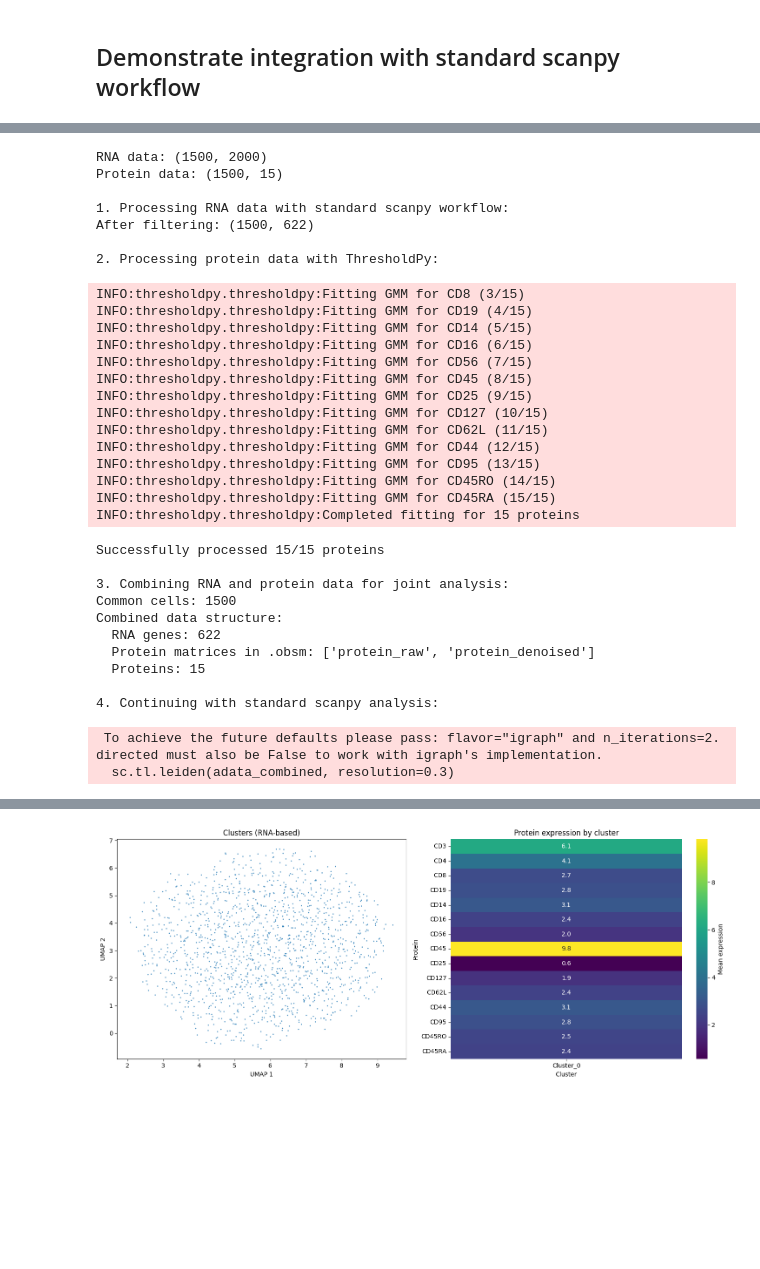
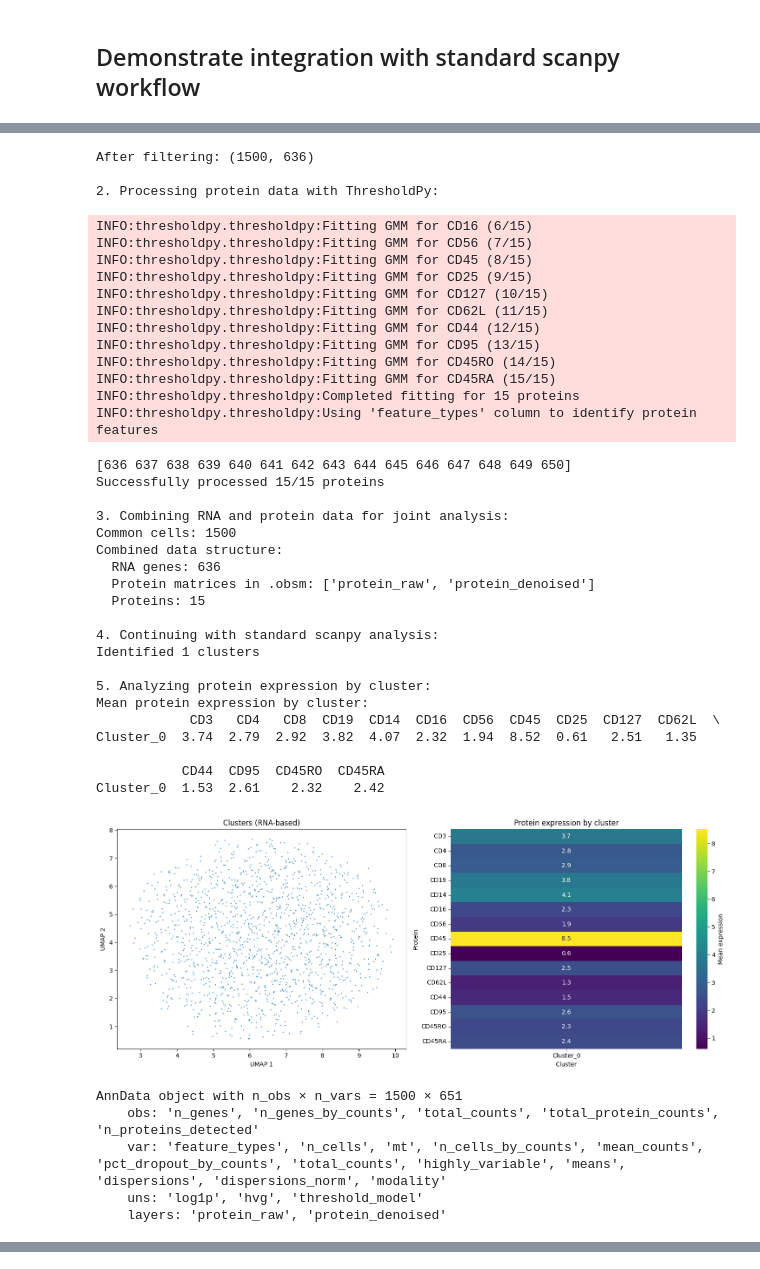
Before and after one commit to jonesr18/ThresholdPy, a Jupyter notebook: examples/example_usage.ipynb, the cells around one changed output, grey strips where cells are left out. Saved outputs shown, nothing was run; the diff lists cells and outputs as text; code cells hidden in the pictures; blank space fills up the shorter version.

```diff
--- a/examples/example_usage.ipynb
+++ b/examples/example_usage.ipynb
@@ -73,6 +84,7 @@ def create_realistic_citeseq_data(n_cells=2000, n_proteins=20):
     # Add some cell metadata
     adata.obs['total_protein_counts'] = np.sum(X, axis=1)
     adata.obs['n_proteins_detected'] = np.sum(X > 1, axis=1)
+    adata.var['feature_types'] = 'Antibody Capture'
 
     # Store raw data in layer
     adata.layers['protein_raw'] = X.copy()
@@ -612,6 +694,7 @@ for i in range(n_genes):
 adata_rna = AnnData(rna_data.astype(float))
 adata_rna.var_names = [f'Gene_{i:04d}' for i in range(n_genes)]
 adata_rna.obs_names = adata_protein.obs_names.copy()
+adata_rna.var['feature_types'] = 'Gene'
 
 print(f"RNA data: {adata_rna.shape}")
 print(f"Protein data: {adata_protein.shape}")
@@ -640,16 +723,19 @@ print(f"After filtering: {adata_rna.shape}")
 
 # Process protein data with ThresholdPy
 print("\n2. Processing protein data with ThresholdPy:")
+# Combine RNA and protein data
 
+adata_combined = ad.concat([adata_rna, adata_protein], axis = "var", join = "outer", label = "modality", merge = "unique", uns_merge = "unique")
 pp_threshold_proteins(
-    adata_protein,
+    adata_combined, #adata_protein,
     protein_layer='protein_raw',
     output_layer='protein_denoised',
     inplace=True
 )
 
 # Get threshold model
-threshold_model = adata_protein.uns['threshold_model']
+# threshold_model = adata_protein.uns['threshold_model']
+threshold_model = adata_combined.uns['threshold_model']
 summary = threshold_model.get_threshold_summary()
 successful_proteins = summary[summary['converged']].shape[0]
 print(f"Successfully processed {successful_proteins}/{len(summary)} proteins")
@@ -661,53 +747,55 @@ print("\n3. Combining RNA and protein data for joint analysis:")
 common_cells = adata_rna.obs_names.intersection(adata_protein.obs_names)
 adata_rna_matched = adata_rna[common_cells, :].copy()
 adata_protein_matched = adata_protein[common_cells, :].copy()
+adata_combined_matched = adata_combined[common_cells, :].copy()
 
 print(f"Common cells: {len(common_cells)}")
 
 # Option 1: Store protein data in RNA object
-adata_combined = adata_rna_matched.copy()
-adata_combined.obsm['protein_raw'] = adata_protein_matched.layers['protein_raw']
-adata_combined.obsm['protein_denoised'] = adata_protein_matched.layers['protein_denoised']
+adata_combined2 = adata_rna_matched.copy()
+adata_combined2.obsm['protein_raw'] = adata_protein_matched.layers['protein_raw']
+adata_combined2.obsm['protein_denoised'] = adata_combined_matched.layers['protein_denoised']
 
 # Add protein names to uns
-adata_combined.uns['protein_names'] = adata_protein_matched.var_names.tolist()
+adata_combined2.uns['protein_names'] = adata_protein.var_names.tolist()
 
 print("Combined data structure:")
-print(f"  RNA genes: {adata_combined.n_vars}")
-print(f"  Protein matrices in .obsm: {list(adata_combined.obsm.keys())}")
-print(f"  Proteins: {len(adata_combined.uns['protein_names'])}")
+print(f"  RNA genes: {adata_rna.n_vars}")
+print(f"  Protein matrices in .obsm: {list(adata_combined2.obsm.keys())}")
+print(f"  Proteins: {len(adata_combined2.uns['protein_names'])}")
 
 # Proceed with standard scanpy analysis on RNA
 print("\n4. Continuing with standard scanpy analysis:")
 
 # PCA on RNA
-sc.tl.pca(adata_combined, svd_solver='arpack')
+sc.tl.pca(adata_combined2, svd_solver='arpack')
 
 # Neighbors and UMAP
-sc.pp.neighbors(adata_combined, n_neighbors=10, n_pcs=40)
-sc.tl.umap(adata_combined)
+sc.pp.neighbors(adata_combined2, n_neighbors=10, n_pcs=40)
+sc.tl.umap(adata_combined2)
 
 # Clustering
-sc.tl.leiden(adata_combined, resolution=0.3)
+sc.tl.leiden(adata_combined2, resolution=0.3)
 
-print(f"Identified {len(adata_combined.obs['leiden'].unique())} clusters")
+print(f"Identified {len(adata_combined2.obs['leiden'].unique())} clusters")
 
 # Analyze protein expression by cluster
 print("\n5. Analyzing protein expression by cluster:")
 
-protein_denoised = adata_combined.obsm['protein_denoised']
-clusters = adata_combined.obs['leiden']
+protein_denoised = adata_combined2.obsm['protein_denoised']
+protein_mask = ~np.all(np.isnan(protein_denoised), axis=0)
+clusters = adata_combined2.obs['leiden']
 
 cluster_protein_means = []
 for cluster in clusters.unique():
     cluster_mask = clusters == cluster
-    cluster_mean = np.mean(protein_denoised[cluster_mask, :], axis=0)
+    cluster_mean = np.mean(protein_denoised[np.ix_(cluster_mask, protein_mask)], axis=0)
     cluster_protein_means.append(cluster_mean)
 
 cluster_protein_df = pd.DataFrame(
     cluster_protein_means,
     index=[f'Cluster_{c}' for c in clusters.unique()],
-    columns=adata_combined.uns['protein_names']
+    columns=adata_combined2.uns['protein_names']
 )
 
 print("Mean protein expression by cluster:")
@@ -718,8 +806,8 @@ fig, axes = plt.subplots(1, 2, figsize=(15, 6))
 
 # UMAP colored by clusters
 scatter = axes[0].scatter(
-    adata_combined.obsm['X_umap'][:, 0],
-    adata_combined.obsm['X_umap'][:, 1],
+    adata_combined2.obsm['X_umap'][:, 0],
+    adata_combined2.obsm['X_umap'][:, 1],
     c=clusters.astype('category').cat.codes,
     cmap='tab10', s=1, alpha=0.7
 )
@@ -737,7 +825,7 @@ axes[1].set_ylabel('Protein')
 plt.tight_layout()
 plt.show()
 
-display(adata_combined, threshold_model)
+display(adata_combined, adata_combined2, threshold_model)
 # %% [output]
 ==================================================
 SCANPY INTEGRATION EXAMPLE
@@ -754,33 +850,41 @@ INFO:thresholdpy.thresholdpy:Fitting GMM for CD4 (2/15)
-RNA data: (1500, 2000)
-Protein data: (1500, 15)
-
-1. Processing RNA data with standard scanpy workflow:
-After filtering: (1500, 622)
+After filtering: (1500, 636)
 
 2. Processing protein data with ThresholdPy:
-INFO:thresholdpy.thresholdpy:Fitting GMM for CD8 (3/15)
-INFO:thresholdpy.thresholdpy:Fitting GMM for CD19 (4/15)
-INFO:thresholdpy.thresholdpy:Fitting GMM for CD14 (5/15)
 INFO:thresholdpy.thresholdpy:Fitting GMM for CD16 (6/15)
 INFO:thresholdpy.thresholdpy:Fitting GMM for CD56 (7/15)
 INFO:thresholdpy.thresholdpy:Fitting GMM for CD45 (8/15)
 INFO:thresholdpy.thresholdpy:Fitting GMM for CD25 (9/15)
 INFO:thresholdpy.thresholdpy:Fitting GMM for CD127 (10/15)
 INFO:thresholdpy.thresholdpy:Fitting GMM for CD62L (11/15)
 INFO:thresholdpy.thresholdpy:Fitting GMM for CD44 (12/15)
 INFO:thresholdpy.thresholdpy:Fitting GMM for CD95 (13/15)
 INFO:thresholdpy.thresholdpy:Fitting GMM for CD45RO (14/15)
 INFO:thresholdpy.thresholdpy:Fitting GMM for CD45RA (15/15)
 INFO:thresholdpy.thresholdpy:Completed fitting for 15 proteins
+INFO:thresholdpy.thresholdpy:Using 'feature_types' column to identify protein features
+[636 637 638 639 640 641 642 643 644 645 646 647 648 649 650]
 Successfully processed 15/15 proteins
 
 3. Combining RNA and protein data for joint analysis:
 Common cells: 1500
 Combined data structure:
-  RNA genes: 622
+  RNA genes: 636
   Protein matrices in .obsm: ['protein_raw', 'protein_denoised']
   Proteins: 15
 
 4. Continuing with standard scanpy analysis:
+Identified 1 clusters
+
+5. Analyzing protein expression by cluster:
+Mean protein expression by cluster:
+            CD3   CD4   CD8  CD19  CD14  CD16  CD56  CD45  CD25  CD127  CD62L  \
+Cluster_0  3.74  2.79  2.92  3.82  4.07  2.32  1.94  8.52  0.61   2.51   1.35
+
+           CD44  CD95  CD45RO  CD45RA
+Cluster_0  1.53  2.61    2.32    2.42
+[figure, new version]
- To achieve the future defaults please pass: flavor="igraph" and n_iterations=2.  directed must also be False to work with igraph's implementation.
-  sc.tl.leiden(adata_combined, resolution=0.3)
+AnnData object with n_obs × n_vars = 1500 × 651
+    obs: 'n_genes', 'n_genes_by_counts', 'total_counts', 'total_protein_counts', 'n_proteins_detected'
+    var: 'feature_types', 'n_cells', 'mt', 'n_cells_by_counts', 'mean_counts', 'pct_dropout_by_counts', 'total_counts', 'highly_variable', 'means', 'dispersions', 'dispersions_norm', 'modality'
+    uns: 'log1p', 'hvg', 'threshold_model'
+    layers: 'protein_raw', 'protein_denoised'
@@ -796 +897,0 @@ Cluster_0  3.09  2.84    2.48    2.39
-[figure, old version]
```
Also changed, not shown: parts of 10 cells of this notebook, 4 other files.
